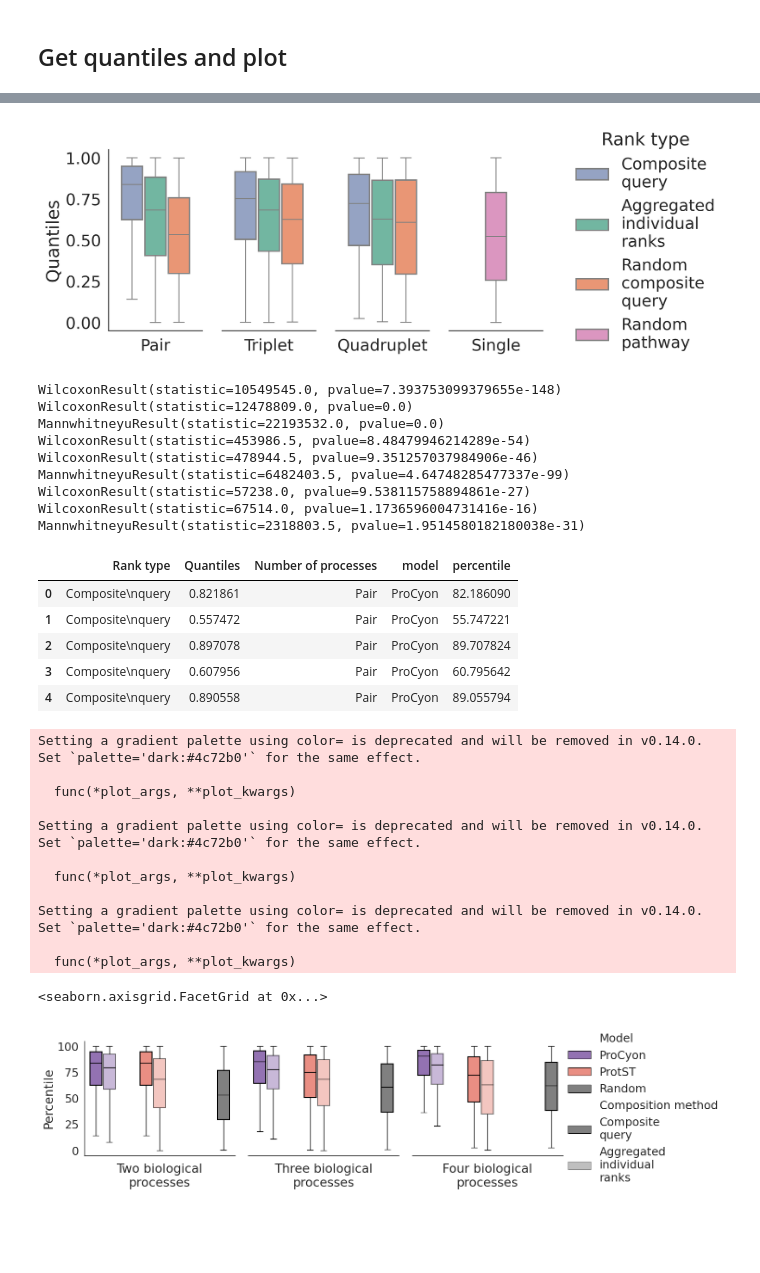
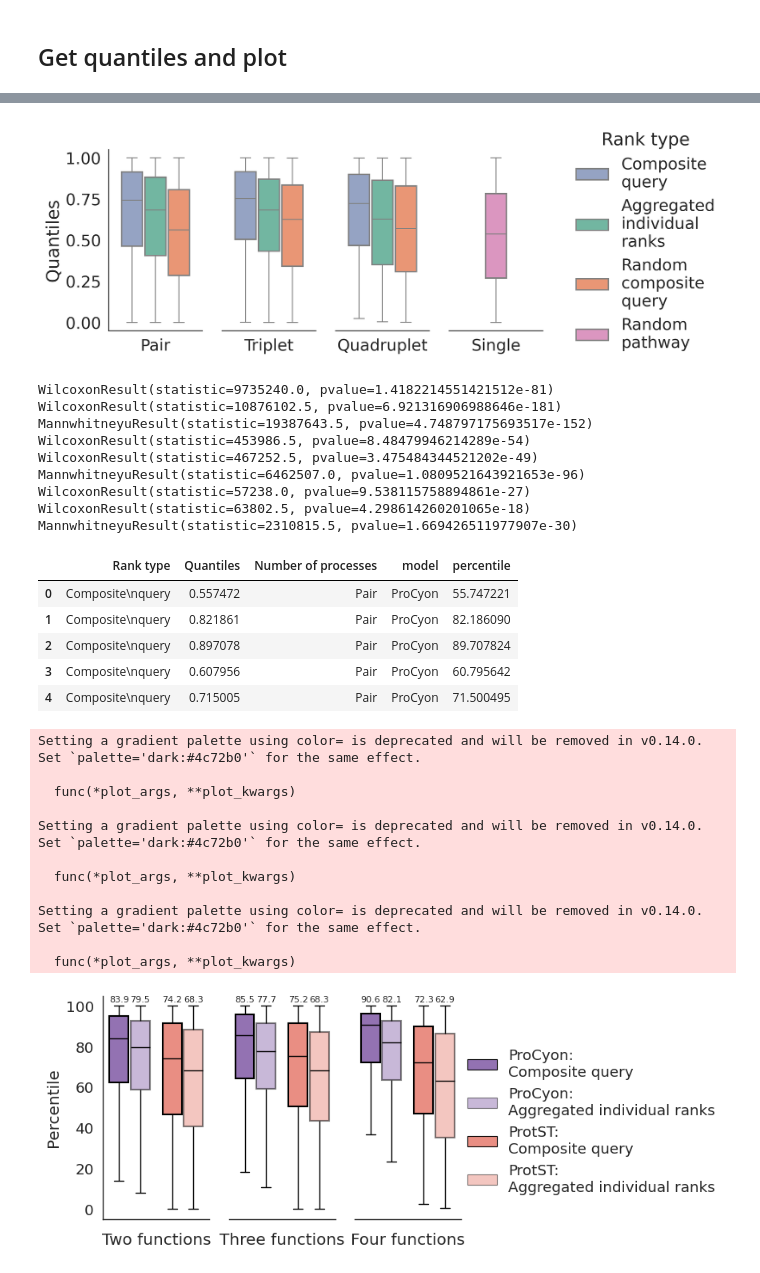
Before and after one commit to mims-harvard/ProCyon, a Jupyter notebook: examples/paper_analyses/composition_retrieval.ipynb, the cells around one changed output, grey strips where cells are left out. Cells and saved outputs as stored; diff of their text form; code cells hidden in the pictures; blank space fills up the shorter version.

Commit message:
Add updated pleiotropy plots, p-value calculation

```diff
--- a/examples/paper_analyses/composition_retrieval.ipynb
+++ b/examples/paper_analyses/composition_retrieval.ipynb
@@ -1228,7 +1228,7 @@ if regenerate_protst:
     protst_all_valid_go_pair_sims_ranks_geom = np.stack(protst_all_valid_go_pair_sims_ranks_geom)
     np.save(composition_path("protst_all_valid_go_pair_sims_ranks_geom.npy"), protst_all_valid_go_pair_sims_ranks_geom)
 else:
-    protst_all_valid_go_pair_sims_ranks_geom = np.load(composition_path("all_valid_go_pair_sims_ranks_geom.npy"))
+    protst_all_valid_go_pair_sims_ranks_geom = np.load(composition_path("protst_all_valid_go_pair_sims_ranks_geom.npy"))
 # %% [markdown]
 ### Triplets
 # %%
@@ -2140,16 +2140,16 @@ print(
     )
 )
 # %% [output]
-[figure, old version]
+[figure, new version]
-WilcoxonResult(statistic=10549545.0, pvalue=7.393753099379655e-148)
-WilcoxonResult(statistic=12478809.0, pvalue=0.0)
-MannwhitneyuResult(statistic=22193532.0, pvalue=0.0)
+WilcoxonResult(statistic=9735240.0, pvalue=1.4182214551421512e-81)
+WilcoxonResult(statistic=10876102.5, pvalue=6.921316906988646e-181)
+MannwhitneyuResult(statistic=19387643.5, pvalue=4.748797175693517e-152)
 WilcoxonResult(statistic=453986.5, pvalue=8.48479946214289e-54)
-WilcoxonResult(statistic=478944.5, pvalue=9.351257037984906e-46)
-MannwhitneyuResult(statistic=6482403.5, pvalue=4.64748285477337e-99)
+WilcoxonResult(statistic=467252.5, pvalue=3.475484344521202e-49)
+MannwhitneyuResult(statistic=6462507.0, pvalue=1.0809521643921653e-96)
 WilcoxonResult(statistic=57238.0, pvalue=9.538115758894861e-27)
-WilcoxonResult(statistic=67514.0, pvalue=1.1736596004731416e-16)
-MannwhitneyuResult(statistic=2318803.5, pvalue=1.9514580182180038e-31)
+WilcoxonResult(statistic=63802.5, pvalue=4.298614260201065e-18)
+MannwhitneyuResult(statistic=2310815.5, pvalue=1.669426511977907e-30)
 # %%
 combined_plot_data = (
     pd.concat((
@@ -2163,11 +2163,6 @@ combined_plot_data = (
             .loc[lambda x: ~x["Rank type"].str.contains("Random")]
             .assign(model="ProtST")
         ),
-        (
-            procyon_data
-            .loc[lambda x: x["Rank type"].str.contains("Random\ncomposite")]
-            .assign(model="Random")
-        ),
     ))
     .assign(
         percentile=lambda x: x.Quantiles*100,
@@ -2176,14 +2171,13 @@ combined_plot_data = (
 combined_plot_data.head()
 # %% [output]
 |  | Rank type | Quantiles | Number of processes | model | percentile |
-| 0 | Composite\nquery | 0.821861 | Pair | ProCyon | 82.186090 |
-| 1 | Composite\nquery | 0.557472 | Pair | ProCyon | 55.747221 |
+| 0 | Composite\nquery | 0.557472 | Pair | ProCyon | 55.747221 |
+| 1 | Composite\nquery | 0.821861 | Pair | ProCyon | 82.186090 |
 | 2 | Composite\nquery | 0.897078 | Pair | ProCyon | 89.707824 |
 | 3 | Composite\nquery | 0.607956 | Pair | ProCyon | 60.795642 |
-| 4 | Composite\nquery | 0.890558 | Pair | ProCyon | 89.055794 |
+| 4 | Composite\nquery | 0.715005 | Pair | ProCyon | 71.500495 |
 # %%
 import matplotlib.patches as mpatches
-from matplotlib.colors import to_rgba
 
 plt.rcParams["font.family"] = "Arial"
 
@@ -2195,7 +2189,6 @@ random_color = "gray"
 palette = {
     "ProCyon": sns.desaturate(procyon_color, 0.75),
     "ProtST": sns.desaturate(protst_color, 0.75),
-    "Random": sns.desaturate(random_color, 0.75),
 }
 model_order = list(palette.keys())
 
@@ -2213,11 +2206,10 @@ procs_map = {
 rank_alpha = {
     "Composite\nquery": 1,
     "Aggregated\nindividual\nranks": 0.5,
-    "Random\ncomposite\nquery": 1,
 }
 rank_order = list(rank_alpha.keys())
 
-sns.set(context="paper", font_scale=2, style="white")
+sns.set(context="paper", font_scale=1.5, style="white")
 
 #fig, axes = plt.subplots(1, len(plot_xs), figsize=(8, 4), sharey=True, dpi=300)
 
@@ -2228,7 +2220,7 @@ fg = sns.FacetGrid(
     col_order=plot_xs,
     sharey=True,
     height=4,
-    aspect=1,
+    aspect=0.5,
 )
 fg.map_dataframe(
     sns.boxplot,
@@ -2258,41 +2250,54 @@ for i, (num_procs, ax) in enumerate(fg.axes_dict.items()):
 
     ax.set_xticklabels([])
     ax.set_title("")
-    ax.set_xlabel(f"{procs_map[num_procs]} biological\nprocesses")
+    ax.set_xlabel(f"{procs_map[num_procs]} functions")
 
-    boxes = [x.box for conts in ax.containers for x in conts]
     for containers, rank in zip(ax.containers, rank_order):
         models = combined_plot_data.loc[lambda x: x["Rank type"] == rank].model.unique()
         present_models = [x for x in model_order if x in models]
         for box, model in zip(containers, present_models):
             box.box.set(
                 facecolor=palette[model],
                 alpha=rank_alpha[rank],
             )
+            want_data = combined_plot_data.query("model == @model and `Rank type` == @rank and `Number of processes` == @num_procs")
+            val = want_data.percentile.median()
+            y_pos = max(box.whiskers[1].get_ydata())
+            x_pos = box.whiskers[1].get_xdata()[0]
+
+            # Add text above whisker
+            ax.text(
+                x=x_pos,
+                y=y_pos+1,
+                s=f"{val:.1f}",
+                ha="center",
+                va="bottom",
+                fontsize=8,
+            )
 
 
-legend_data = [("Model",  mpatches.Patch(facecolor="gray", visible=False))]
-legend_data += [(model, mpatches.Patch(facecolor=color, edgecolor="black")) for model, color in palette.items()]
-legend_data += [("Composition method",  mpatches.Patch(facecolor="gray", visible=False))]
-legend_data += [
-    (rank_type, mpatches.Patch(facecolor="gray", edgecolor="black", alpha=alpha))
-    for rank_type, alpha in rank_alpha.items() if rank_type != "Random\ncomposite\nquery"
-]
+legend_data = []
+for model, color in palette.items():
+    for method, alpha in rank_alpha.items():
+        method_name = method.replace("\n", " ")
+        legend_data.append((f"{model}:\n{method_name}",  mpatches.Patch(facecolor=color, alpha=alpha, edgecolor="black")))
+
 
 fg._legend_data = {x:y for (x, y) in legend_data}
 
 fg.add_legend()
+plt.rcParams['svg.fonttype'] = 'none'
+plt.savefig("pleiotropy_composition.boxplot.svg", bbox_inches="tight")
 # %% [output]
 Setting a gradient palette using color= is deprecated and will be removed in v0.14.0. Set `palette='dark:#4c72b0'` for the same effect.
 
   func(*plot_args, **plot_kwargs)
 
 Setting a gradient palette using color= is deprecated and will be removed in v0.14.0. Set `palette='dark:#4c72b0'` for the same effect.
 
   func(*plot_args, **plot_kwargs)
 
 Setting a gradient palette using color= is deprecated and will be removed in v0.14.0. Set `palette='dark:#4c72b0'` for the same effect.
 
   func(*plot_args, **plot_kwargs)
-<seaborn.axisgrid.FacetGrid at 0x...>
-[figure, old version]
+[figure, new version]
```
Also changed, not shown: parts of 4 cells of this notebook.
